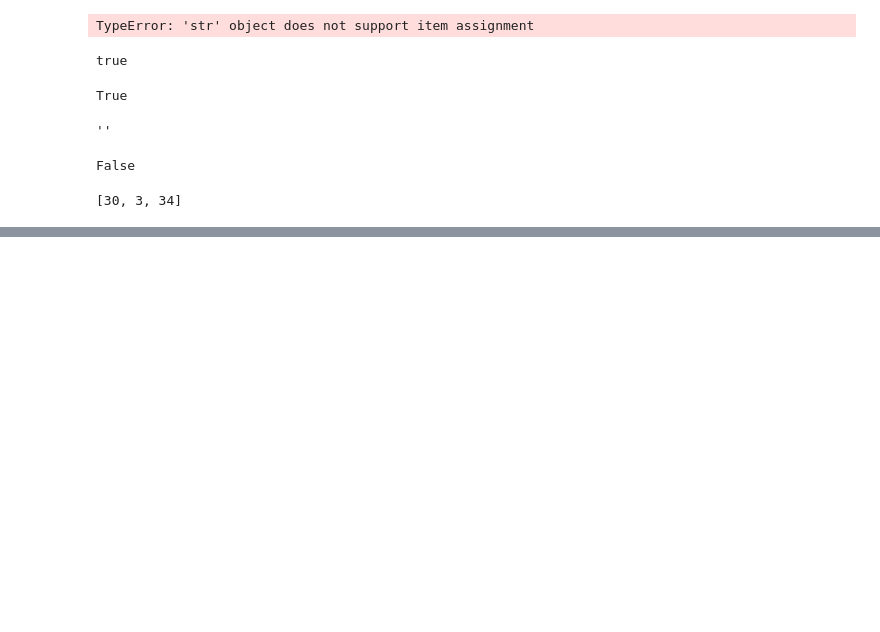
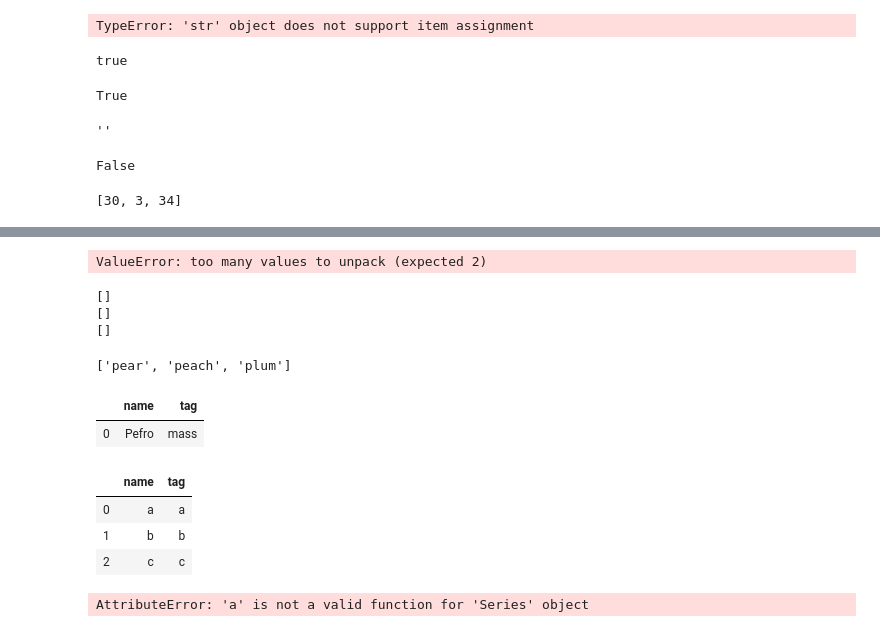
Before and after one commit to lisan97/leetcode, a Jupyter notebook: 剑指offer46 199二叉树的右视图.ipynb, the cells around one changed output, grey strips where cells are left out. Saved outputs shown, nothing was run; the diff lists cells and outputs as text; code cells hidden in the pictures; blank space fills up the shorter version.

```diff
--- a/剑指offer46 199二叉树的右视图.ipynb
+++ b/剑指offer46 199二叉树的右视图.ipynb
@@ -226,0 +333,6 @@ a
+# %%
+for k,v in dic:
+    dic[k] = set(dic[k])
+dic
+# %% [output]
+ValueError: too many values to unpack (expected 2)
@@ -226,0 +359,7 @@ a
+# %%
+Solution().combine(dic['Pefro'],2)
+# %% [output]
+[]
+[]
+[]
+['pear', 'peach', 'plum']
@@ -226,0 +369,20 @@ a
+# %%
+A[np.where([r'^Pe',na=False)]
+# %% [output]
+|  | name | tag |
+| 0 | Pefro | mass |
+# %%
+dic = {'name':['a','b','c'],'tag':['a','b','c']}
+C = pd.DataFrame(dic)
+# %%
+C
+# %% [output]
+|  | name | tag |
+| 0 | a | a |
+| 1 | b | b |
+| 2 | c | c |
+# %%
+A['tag'] = A['name'].apply(dict(zip(C['name'],C['tag'])))
+A
+# %% [output]
+AttributeError: 'a' is not a valid function for 'Series' object
```
Also changed, not shown: parts of 23 cells of this notebook, 3 other files.
